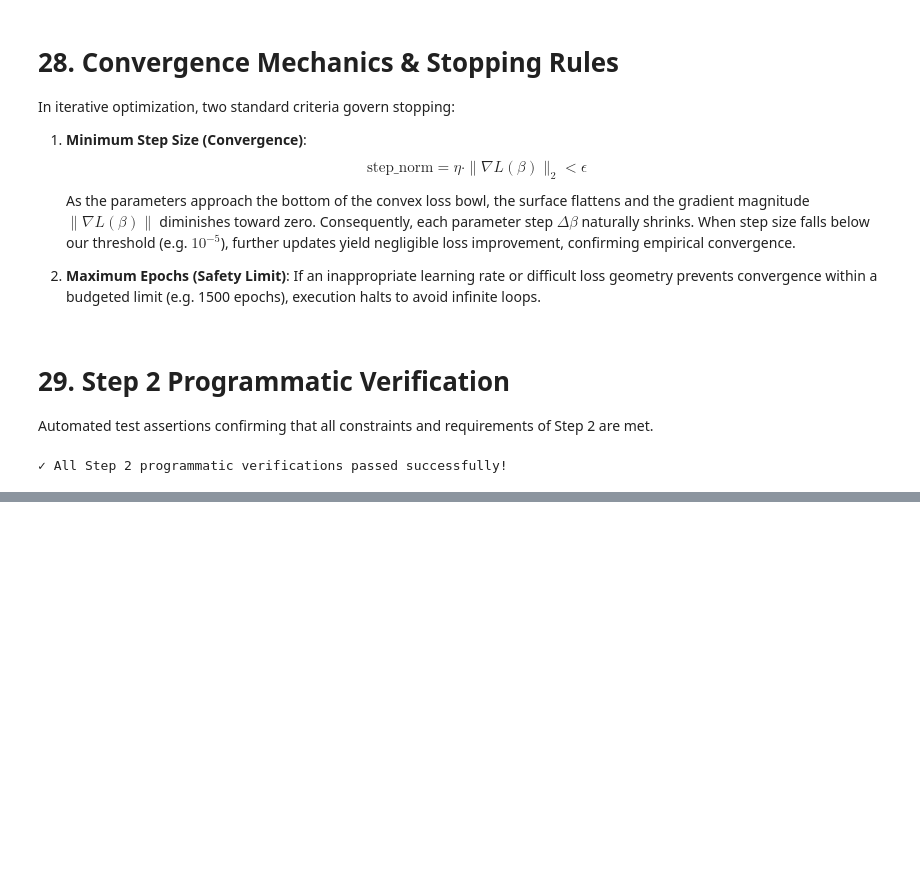
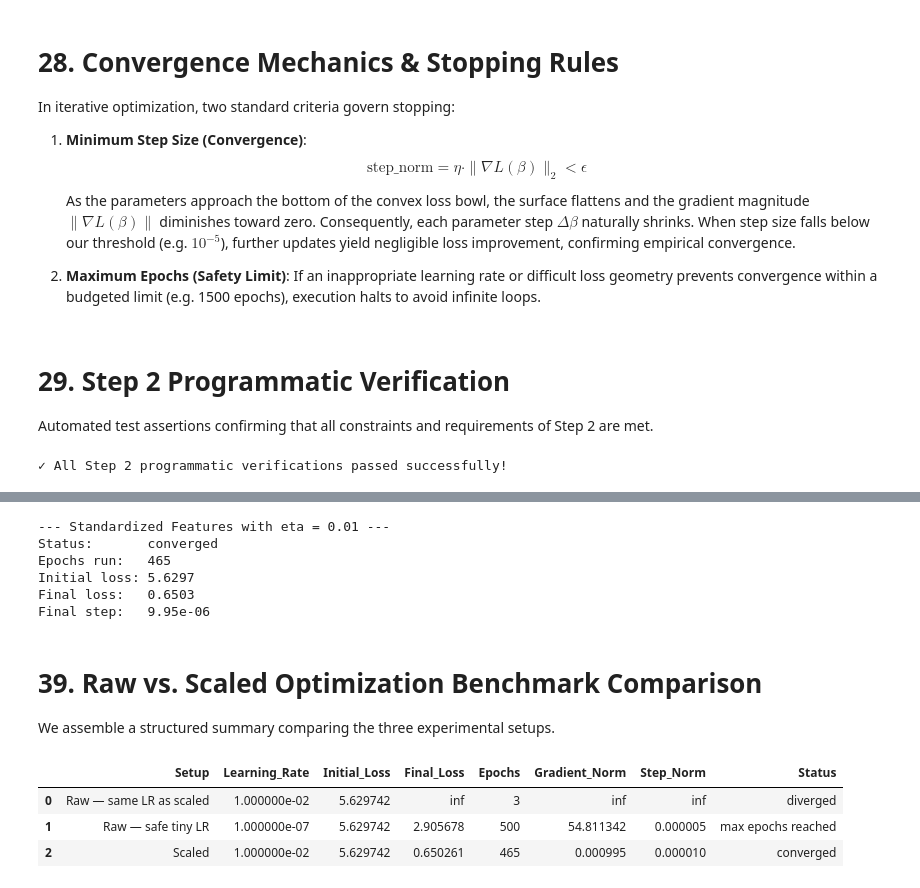
Before and after one commit to abed-dvp/california-housing-training-optimization, a Jupyter notebook: notebook.ipynb, the cells around one changed output, grey strips where cells are left out. Cells and saved outputs as stored; diff of their text form; code cells hidden in the pictures; blank space fills up the shorter version.

```diff
--- a/notebook.ipynb
+++ b/notebook.ipynb
@@ -945,0 +1191,67 @@ print("✓ All Step 2 programmatic verifications passed successfully!")
+# %%
+from sklearn.preprocessing import StandardScaler
+
+scaler = StandardScaler()
+X_multi_scaled = scaler.fit_transform(X_multi_train)
+
+scaled_lr = 0.01
+res_scaled = run_multi_feature_gd(X_multi_scaled, y_raw_vec, lr=scaled_lr, max_epochs=500, min_step_size=1e-5)
+
+print("--- Standardized Features with eta = 0.01 ---")
+print(f"Status:       {res_scaled['status']}")
+print(f"Epochs run:   {res_scaled['epochs']}")
+print(f"Initial loss: {res_scaled['initial_loss']:.4f}")
+print(f"Final loss:   {res_scaled['final_loss']:.4f}")
+print(f"Final step:   {res_scaled['final_step_norm']:.2e}")
+# %% [output]
+--- Standardized Features with eta = 0.01 ---
+Status:       converged
+Epochs run:   465
+Initial loss: 5.6297
+Final loss:   0.6503
+Final step:   9.95e-06
+# %% [markdown]
+# 39. Raw vs. Scaled Optimization Benchmark Comparison
+
+We assemble a structured summary comparing the three experimental setups.
+# %%
+comparison_records = [
+    {
+        "Setup": "Raw — same LR as scaled",
+        "Learning_Rate": raw_same_lr,
+        "Initial_Loss": res_raw_same["initial_loss"],
+        "Final_Loss": res_raw_same["final_loss"],
+        "Epochs": res_raw_same["epochs"],
+        "Gradient_Norm": res_raw_same["final_gradient_norm"],
+        "Step_Norm": res_raw_same["final_step_norm"],
+        "Status": res_raw_same["status"]
+    },
+    {
+        "Setup": "Raw — safe tiny LR",
+        "Learning_Rate": raw_safe_lr,
+        "Initial_Loss": res_raw_safe["initial_loss"],
+        "Final_Loss": res_raw_safe["final_loss"],
+        "Epochs": res_raw_safe["epochs"],
+        "Gradient_Norm": res_raw_safe["final_gradient_norm"],
+        "Step_Norm": res_raw_safe["final_step_norm"],
+        "Status": res_raw_safe["status"]
+    },
+    {
+        "Setup": "Scaled",
+        "Learning_Rate": scaled_lr,
+        "Initial_Loss": res_scaled["initial_loss"],
+        "Final_Loss": res_scaled["final_loss"],
+        "Epochs": res_scaled["epochs"],
+        "Gradient_Norm": res_scaled["final_gradient_norm"],
+        "Step_Norm": res_scaled["final_step_norm"],
+        "Status": res_scaled["status"]
+    }
+]
+
+comparison_df = pd.DataFrame(comparison_records)
+comparison_df
+# %% [output]
+|  | Setup | Learning_Rate | Initial_Loss | Final_Loss | Epochs | Gradient_Norm | Step_Norm | Status |
+| 0 | Raw — same LR as scaled | 1.000000e-02 | 5.629742 | inf | 3 | inf | inf | diverged |
+| 1 | Raw — safe tiny LR | 1.000000e-07 | 5.629742 | 2.905678 | 500 | 54.811342 | 0.000005 | max epochs reached |
+| 2 | Scaled | 1.000000e-02 | 5.629742 | 0.650261 | 465 | 0.000995 | 0.000010 | converged |
```
Also changed, not shown: parts of 30 cells of this notebook, 1 other file.
